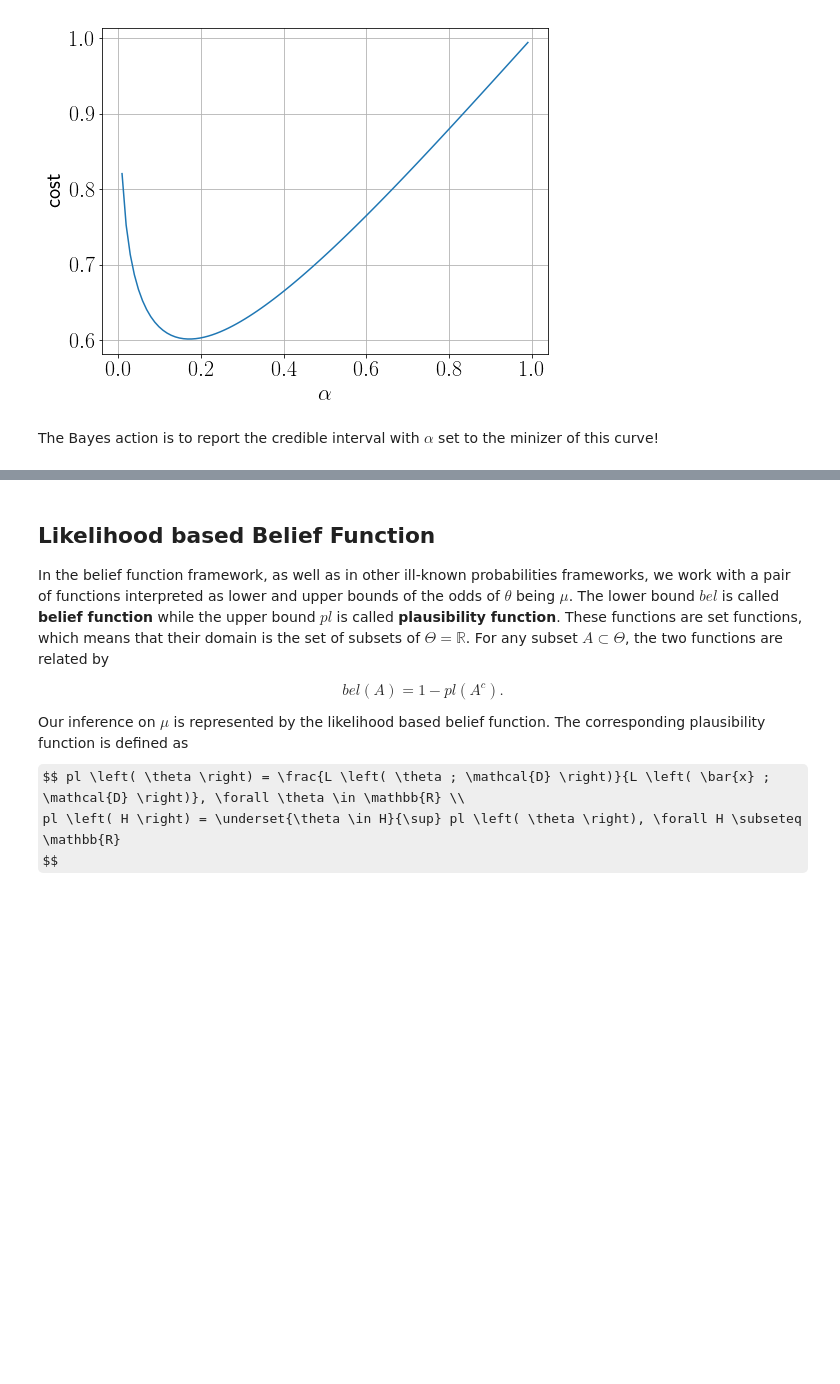
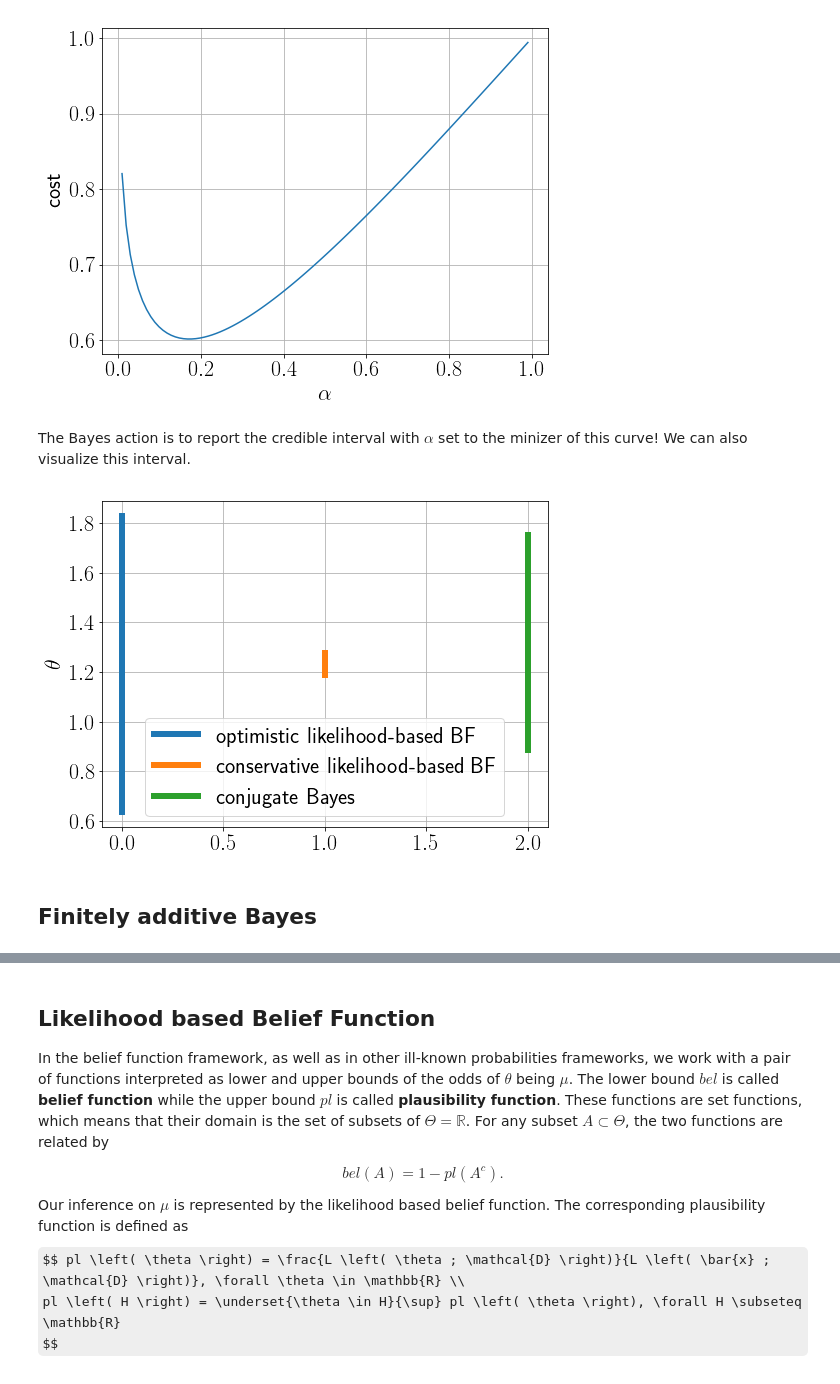
Before and after one commit to rbardenet/subjective-fits, a Jupyter notebook: tutorial_notebook/tutorial.ipynb, the cells around one changed output, grey strips where cells are left out. Saved outputs shown, nothing was run; the diff lists cells and outputs as text; code cells hidden in the pictures; some formulas as TeX source; blank space fills up the shorter version.

Commit message:
better described Bayes

```diff
--- a/tutorial_notebook/tutorial.ipynb
+++ b/tutorial_notebook/tutorial.ipynb
@@ -101,4 +118,15 @@ plt.show()
 # %% [output]
 [figure]
 # %% [markdown]
-The Bayes action is to report the credible interval with $\alpha$ set to the minizer of this curve!
+The Bayes action is to report the credible interval with $\alpha$ set to the minizer of this curve! We can also visualize this interval.
+# %%
+for k, res in enumerate(intervals.items()):
+    method, interval = res
+    plt.plot([k, k], [interval[0], interval[1]], label=method, linewidth=6)
+    plt.grid()
+    plt.ylabel(r"$\theta$")
+    plt.legend()
+# %% [output]
+[figure, added]
+# %% [markdown]
+## Finitely additive Bayes
```
Also changed, not shown: parts of 13 cells of this notebook.
